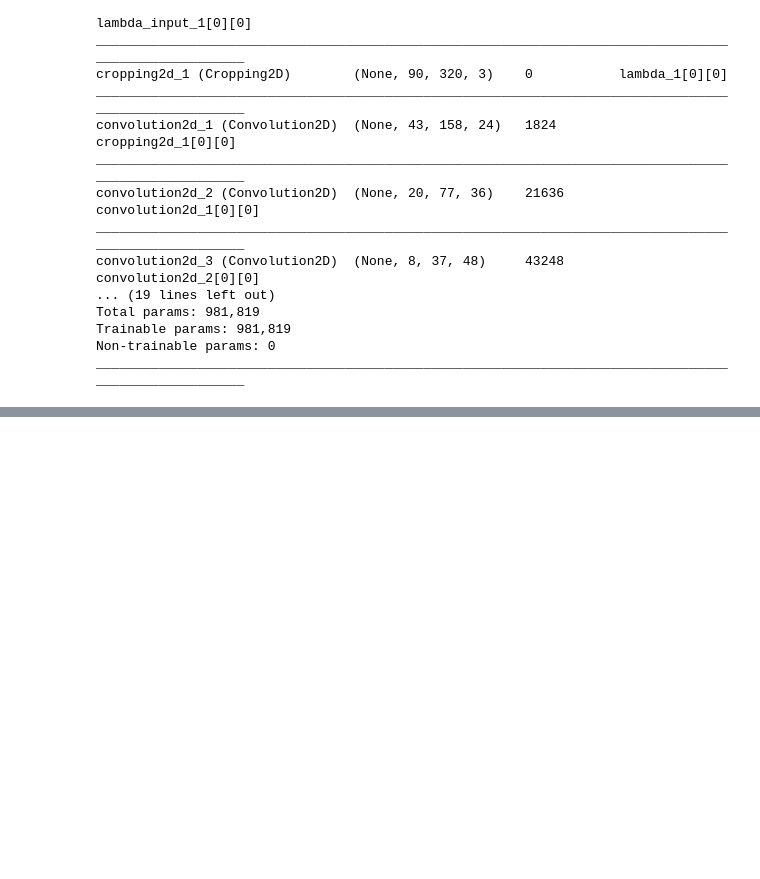
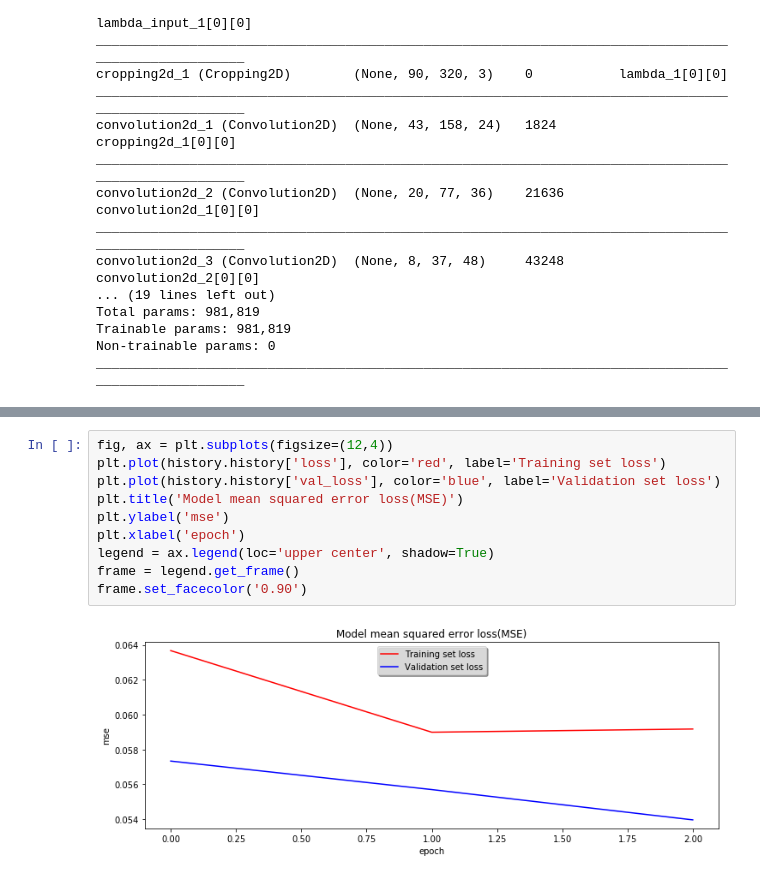
Before and after one commit to vinayakkankanwadi/CarND-Behavioral-Cloning-P3, a Jupyter notebook: model.ipynb, the cells around one changed output, grey strips where cells are left out. Drawn from its saved outputs; the diff is of its cells as text; blank space fills up the shorter version.

Commit message:
Added graph

```diff
--- a/model.ipynb
+++ b/model.ipynb
@@ -202,0 +207,12 @@ Epoch 1/1
+# %%
+fig, ax = plt.subplots(figsize=(12,4))
+plt.plot(history.history['loss'], color='red', label='Training set loss')
+plt.plot(history.history['val_loss'], color='blue', label='Validation set loss')
+plt.title('Model mean squared error loss(MSE)')
+plt.ylabel('mse')
+plt.xlabel('epoch')
+legend = ax.legend(loc='upper center', shadow=True)
+frame = legend.get_frame()
+frame.set_facecolor('0.90')
+# %% [output]
+[figure, added]
```
Also changed, not shown: parts of 1 cell of this notebook, 1 other file.
